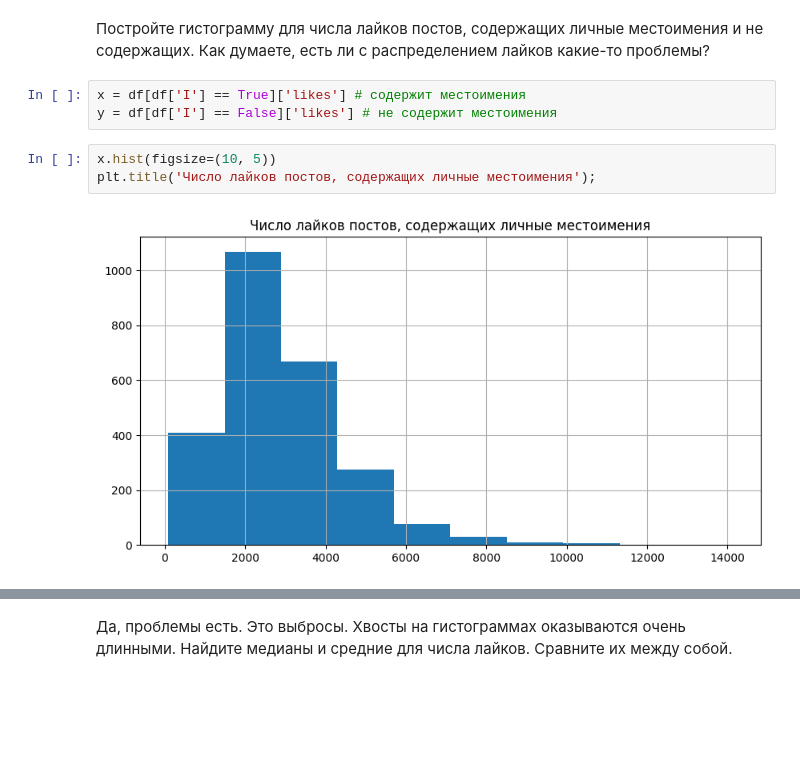
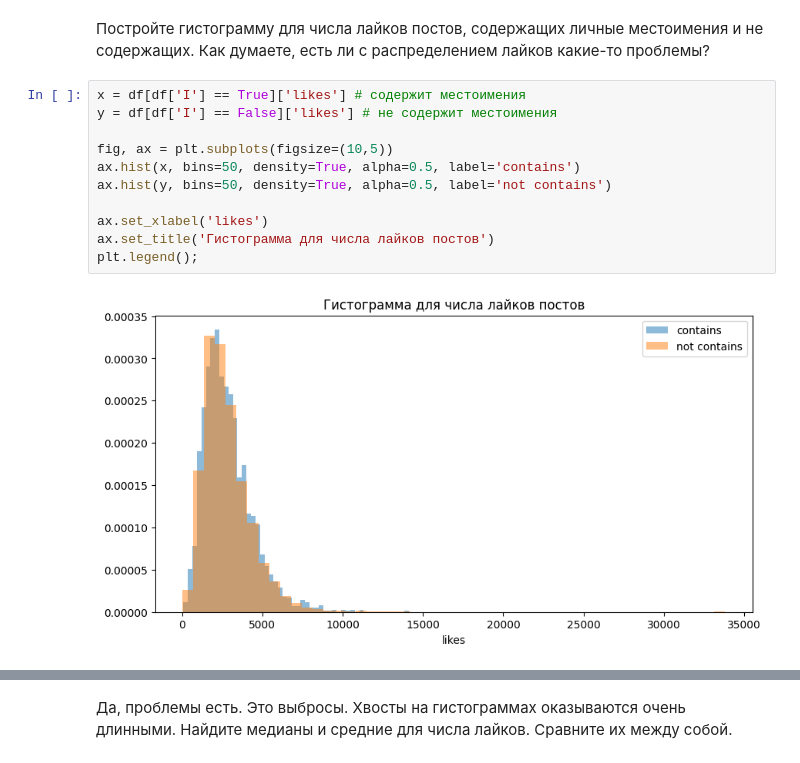
Before and after one commit to Kulikov17/MLDS_math_2022, a Jupyter notebook: hw_matstat/hw-02-kulikov-dmitry.ipynb, the cells around one changed output, grey strips where cells are left out. Drawn from its saved outputs; the diff is of its cells as text; blank space fills up the shorter version.

```diff
--- a/hw_matstat/hw-02-kulikov-dmitry.ipynb
+++ b/hw_matstat/hw-02-kulikov-dmitry.ipynb
@@ -246,8 +251,13 @@ FileNotFoundError: ignored
 # %%
 x = df[df['I'] == True]['likes'] # содержит местоимения
 y = df[df['I'] == False]['likes'] # не содержит местоимения
+
+fig, ax = plt.subplots(figsize=(10,5))
+ax.hist(x, bins=50, density=True, alpha=0.5, label='contains')
+ax.hist(y, bins=50, density=True, alpha=0.5, label='not contains')
+
+ax.set_xlabel('likes')
+ax.set_title('Гистограмма для числа лайков постов')
+plt.legend();
+# %% [output]
+[figure, added]
-# %%
-x.hist(figsize=(10, 5))
-plt.title('Число лайков постов, содержащих личные местоимения');
-# %% [output]
-[figure, removed]
```
Also changed, not shown: parts of 12 cells of this notebook.
